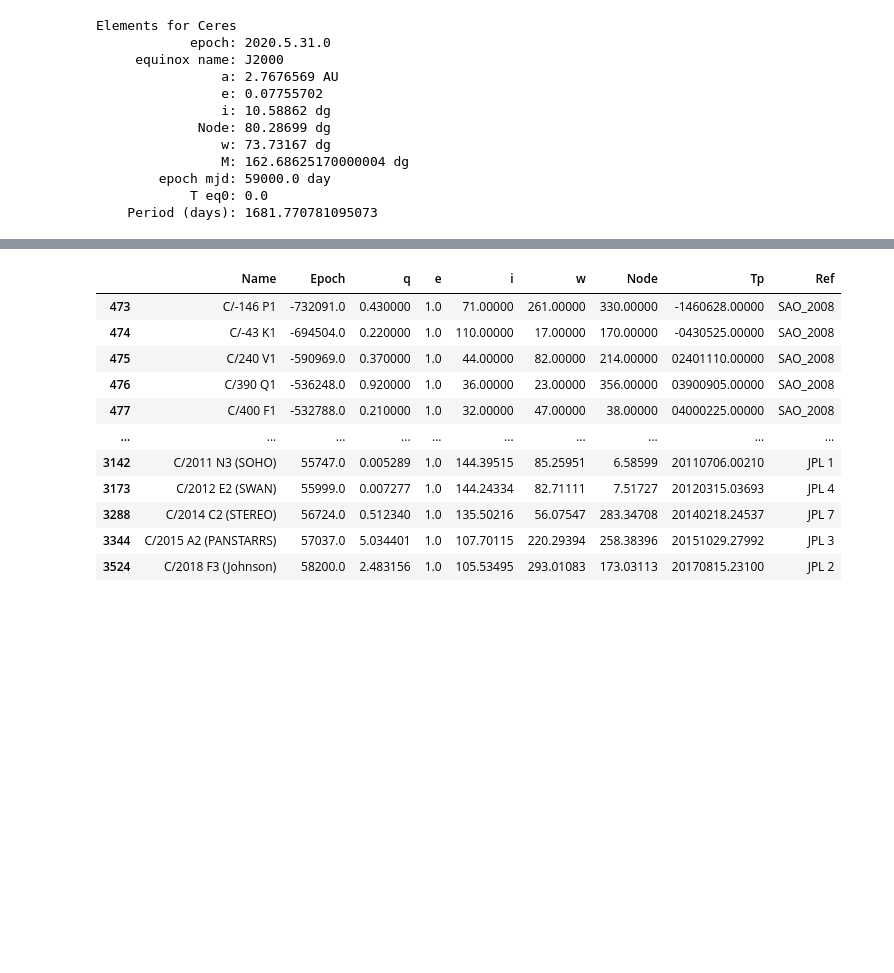
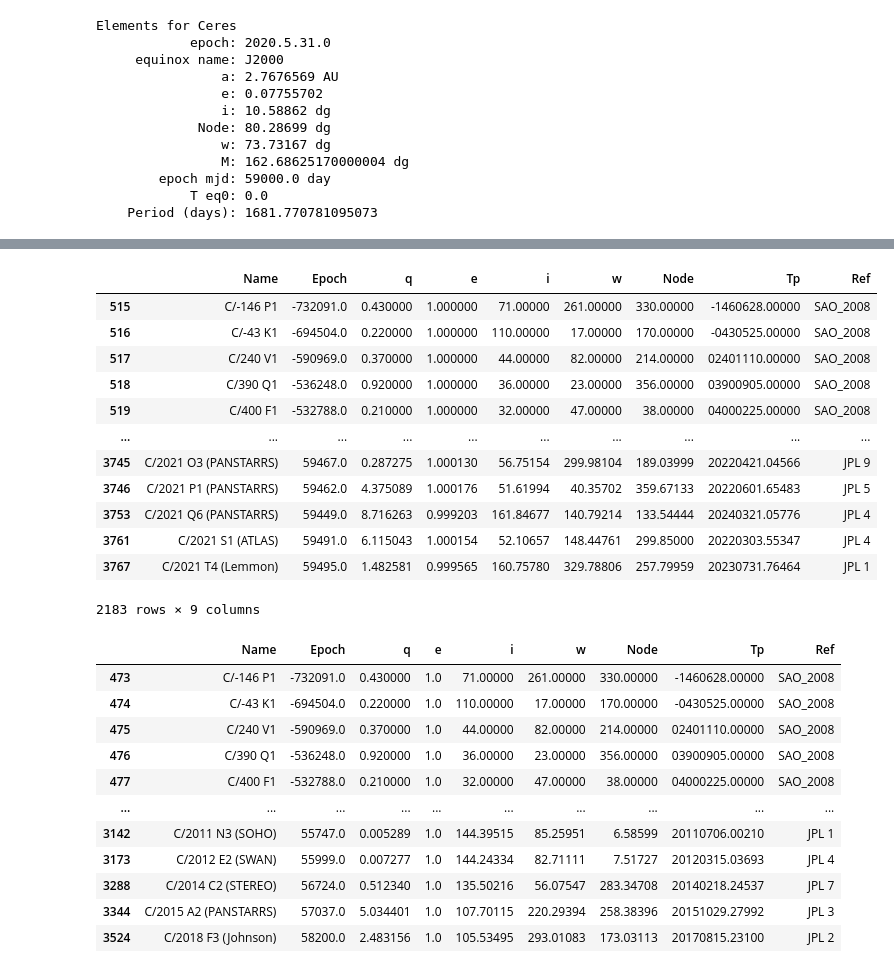
Before and after one commit to benitocm/my-orbits, a Jupyter notebook: notebooks/Testing.ipynb, the cells around one changed output, grey strips where cells are left out. Saved outputs shown, nothing was run; the diff lists cells and outputs as text; code cells hidden in the pictures; blank space fills up the shorter version.

```diff
--- a/notebooks/Testing.ipynb
+++ b/notebooks/Testing.ipynb
@@ -91,3 +105,19 @@ df.head()
+# %%
+dc.DF_COMETS.query("0.999 < e < 1.001")
+# %% [output]
+|  | Name | Epoch | q | e | i | w | Node | Tp | Ref |
+| 515 | C/-146 P1 | -732091.0 | 0.430000 | 1.000000 | 71.00000 | 261.00000 | 330.00000 | -1460628.00000 | SAO_2008 |
+| 516 | C/-43 K1 | -694504.0 | 0.220000 | 1.000000 | 110.00000 | 17.00000 | 170.00000 | -0430525.00000 | SAO_2008 |
+| 517 | C/240 V1 | -590969.0 | 0.370000 | 1.000000 | 44.00000 | 82.00000 | 214.00000 | 02401110.00000 | SAO_2008 |
+| 518 | C/390 Q1 | -536248.0 | 0.920000 | 1.000000 | 36.00000 | 23.00000 | 356.00000 | 03900905.00000 | SAO_2008 |
+| 519 | C/400 F1 | -532788.0 | 0.210000 | 1.000000 | 32.00000 | 47.00000 | 38.00000 | 04000225.00000 | SAO_2008 |
+| ... | ... | ... | ... | ... | ... | ... | ... | ... | ... |
+| 3745 | C/2021 O3 (PANSTARRS) | 59467.0 | 0.287275 | 1.000130 | 56.75154 | 299.98104 | 189.03999 | 20220421.04566 | JPL 9 |
+| 3746 | C/2021 P1 (PANSTARRS) | 59462.0 | 4.375089 | 1.000176 | 51.61994 | 40.35702 | 359.67133 | 20220601.65483 | JPL 5 |
+| 3753 | C/2021 Q6 (PANSTARRS) | 59449.0 | 8.716263 | 0.999203 | 161.84677 | 140.79214 | 133.54444 | 20240321.05776 | JPL 4 |
+| 3761 | C/2021 S1 (ATLAS) | 59491.0 | 6.115043 | 1.000154 | 52.10657 | 148.44761 | 299.85000 | 20220303.55347 | JPL 4 |
+| 3767 | C/2021 T4 (Lemmon) | 59495.0 | 1.482581 | 0.999565 | 160.75780 | 329.78806 | 257.79959 | 20230731.76464 | JPL 1 |
+2183 rows × 9 columns
 # %%
 df[df.e==1.0]
 # %% [output]
```
Also changed, not shown: parts of 4 cells of this notebook, 5 other files.
